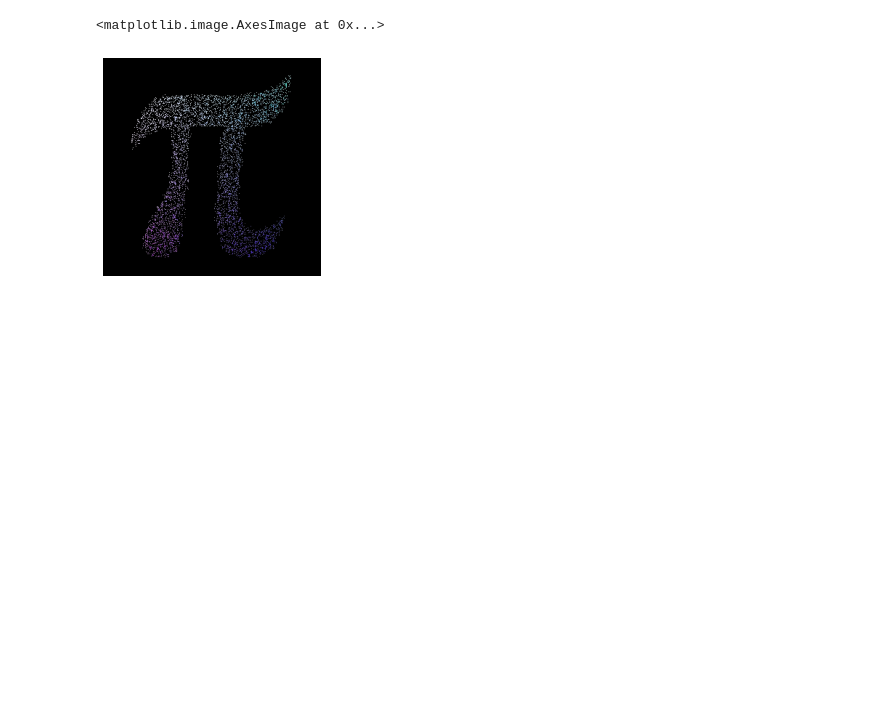
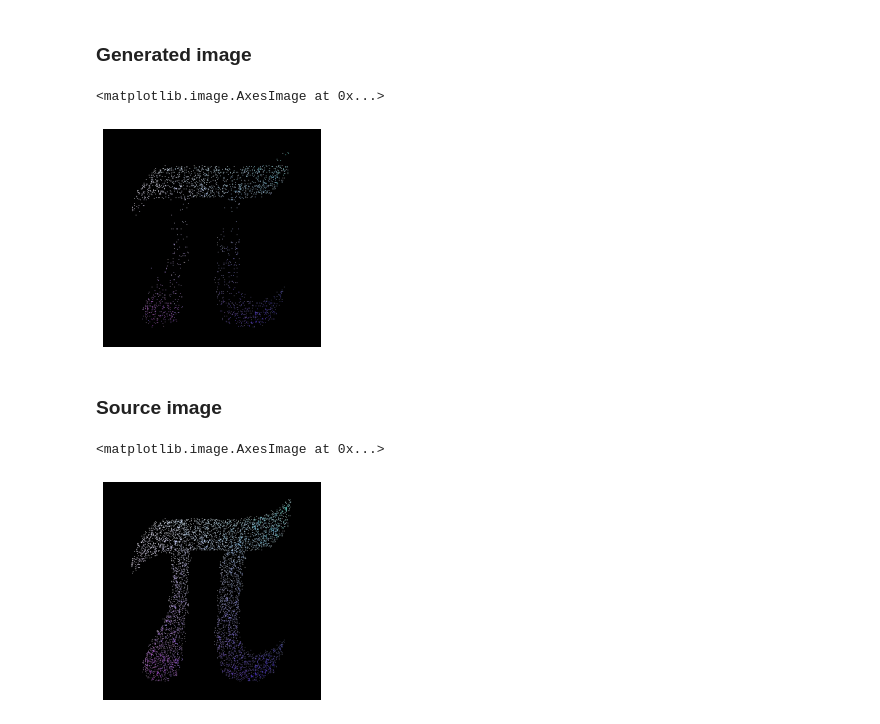
Before and after one commit to yhyu/point-generator, a Jupyter notebook: src/train.ipynb, the cells around one changed output. Drawn from its saved outputs; the diff is of its cells as text; code cells hidden in the pictures; blank space fills up the shorter version.

Commit message:
improve autoregressive model

```diff
--- a/src/train.ipynb
+++ b/src/train.ipynb
@@ -18,38 +20,20 @@ rgb_values = image_array[X, Y]
 # %%
 # set hyperparameters
+device = "cuda" if torch.cuda.is_available() else "cpu"
 
-num_layers = 18
+num_layers = 1
 embedding_dim = 64
 hidden_size = 64
 num_heads = 8
-num_items_pos = 300
-num_items_color = 256
+num_items = [301, 301, 257, 257]
 num_items_out = [300, 300, 256, 256, 256]
+dropout_rate = 0.1
 model = Generator(
-    num_items_pos, num_items_color, num_items_out, num_layers=num_layers,
-    embedding_dim=embedding_dim, hidden_size=hidden_size, num_heads=num_heads)
+    num_items, num_items_out, num_layers=num_layers, dropout_rate=dropout_rate,
+    embedding_dim=embedding_dim, hidden_size=hidden_size, num_heads=num_heads, device=device)
 epochs = 100
 criterion = nn.CrossEntropyLoss()
 optimizer = torch.optim.AdamW(model.parameters())
 
-attention_mask = create_look_ahead_mask(5)
-
-pi_dataset = PiDataset(X, Y, rgb_values, embedding_dim=embedding_dim, device='cpu')
+pi_dataset = PiDataset(X, Y, rgb_values, embedding_dim=embedding_dim, device=device)
 pi_loader = torch.utils.data.DataLoader(pi_dataset, batch_size=64, shuffle=True)
-# %%
-for epoch in range(epochs):
-    model.train()
-
-    for i, batch in enumerate(tqdm(pi_loader)):
-        noises, data = batch
-        inputs = torch.cat([torch.tensor([model.BOS]*data.shape[0]).view(-1, 1), data[:, :-1]], axis=1)
-        logits = model(inputs, noises, None, None, attention_mask)
-        loss = 0
-        for i, l in enumerate(logits):
-            loss += criterion(l, data[:, i])
-
-        optimizer.zero_grad()
-        loss.backward()
-        optimizer.step()
-
-    print(f'epoch {epoch}: loss: {loss.item()}')
@@ -64,0 +42,2 @@ q_data = model.generate(X.shape[0])
+# %%
+model.fit(pi_loader, criterion, optimizer)
@@ -65,3 +51,19 @@ q_data = model.generate(X.shape[0])
+# %% [markdown]
+### Generated image
+# %%
+img_data = np.zeros((300, 300, 3), dtype=np.uint8)
+for _ in range(100):
+    noises = torch.randn(100000, 1, embedding_dim).to(device)
+    q = model.generate(noises)
+    img_data[q[:, 0], q[:, 1]] = q[:, 2:]
+
+plt.axis('off')
+plt.imshow(Image.fromarray(img_data))
+# %% [output]
+<matplotlib.image.AxesImage at 0x...>
+[figure, added]
+# %% [markdown]
+### Source image
 # %%
 # source image
 img_data = np.zeros((300, 300, 3), dtype=np.uint8)
```
Also changed, not shown: parts of 9 cells of this notebook, 2 other files.
